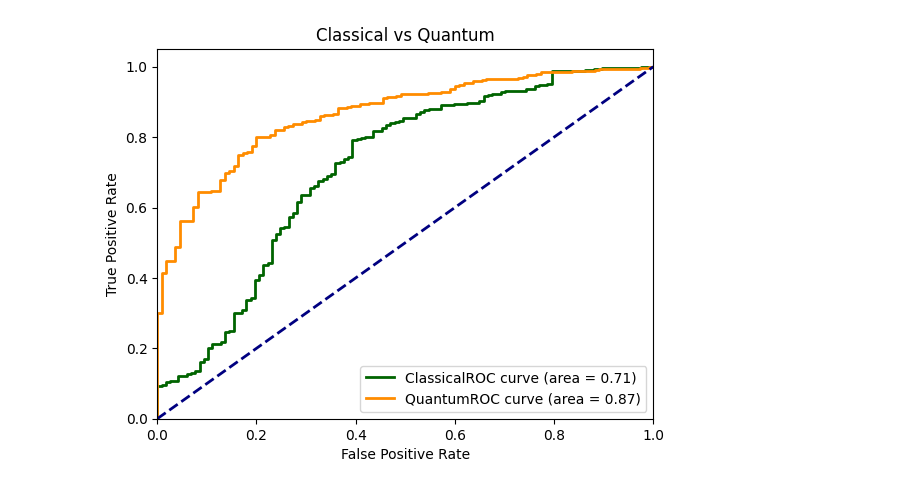
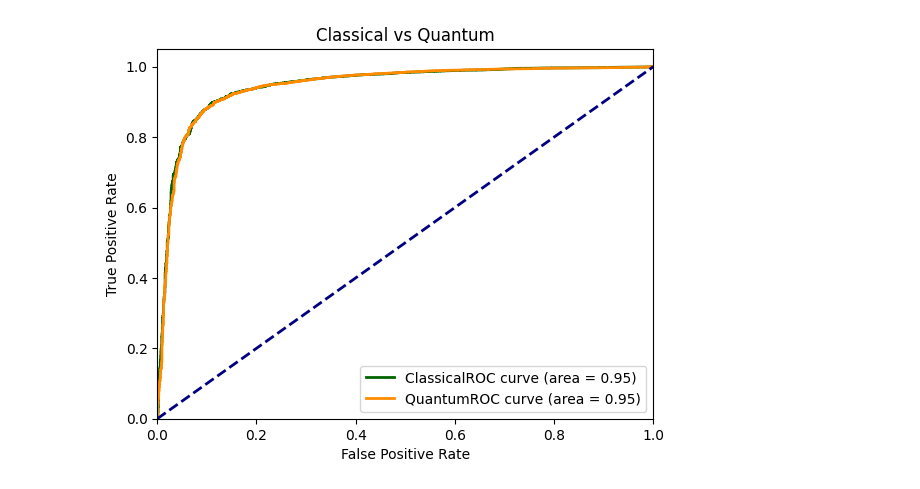
Before and after one commit to mhassans/galaxyMorphology, a Jupyter notebook: Plotting.ipynb, the cells around one changed output. Drawn from its saved outputs; the diff is of its cells as text; code cells hidden in the pictures.

```diff
--- a/Plotting.ipynb
+++ b/Plotting.ipynb
@@ -55,7 +80,7 @@ def single_roc(df, title):
 # %%
-df_Quan = pd.read_pickle('output/result_from_config1_Quant_trainSize500.pkl')
-df_Clas = pd.read_pickle('output/result_from_config2_Class_trainSize500.pkl')
+df_Quant = pd.read_pickle('output/result_from_config3_Quant_trainSize10000.pkl')
+df_Clas = pd.read_pickle('output/result_from_config4_Class_trainSize10000.pkl')
 # %%
-double_roc(df_Clas, 'Classical', df_Quan, 'Quantum')
+double_roc(df_Clas, 'Classical', df_Quant, 'Quantum')
 # %% [output]
-[figure, old version]
+[figure, new version]
```
Also changed, not shown: parts of 3 cells of this notebook.
